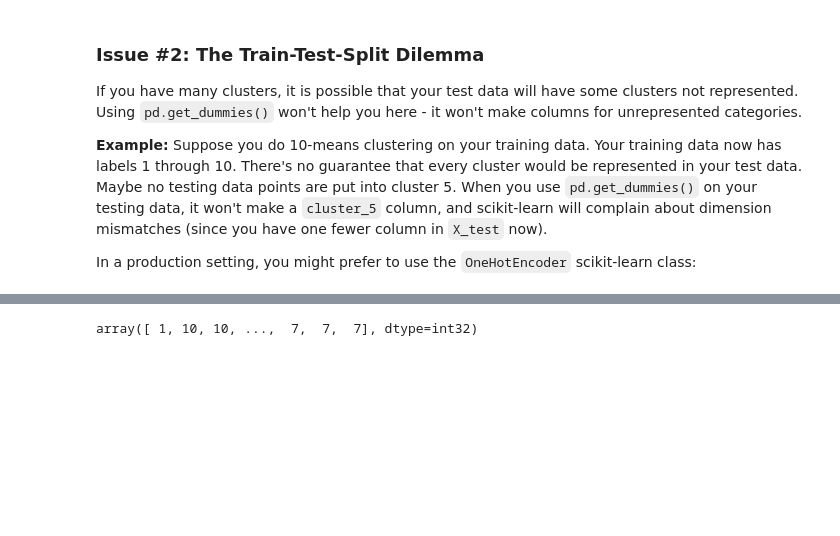
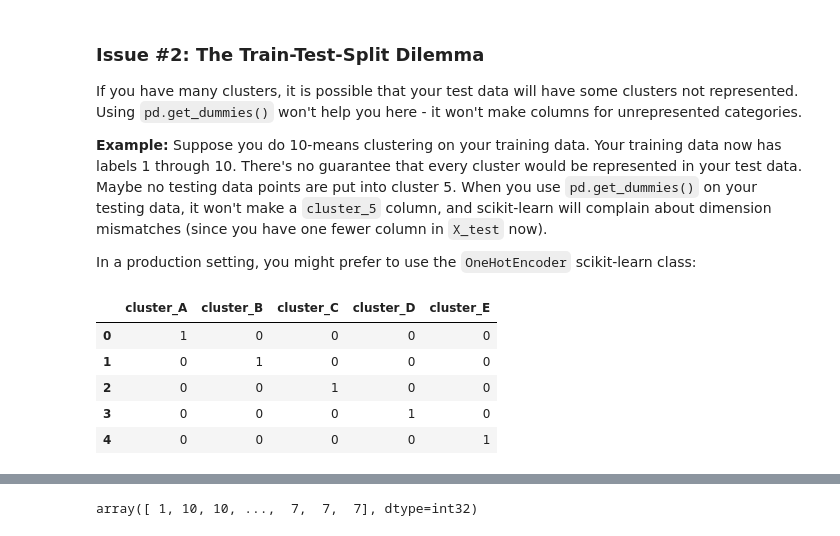
Before and after one commit to ga-curriculum/lesson-transfer-learning, a Jupyter notebook: solutions/transfer-learning-solution-code.ipynb, the cells around one changed output, grey strips where cells are left out. Cells and saved outputs as stored; diff of their text form; code cells hidden in the pictures; blank space fills up the shorter version.

```diff
--- a/solutions/transfer-learning-solution-code.ipynb
+++ b/solutions/transfer-learning-solution-code.ipynb
@@ -286,3 +293,15 @@ If you have many clusters, it is possible that your test data will have some clu
 Suppose you do 10-means clustering on your training data. Your training data now has labels 1 through 10. There's no guarantee that every cluster would be represented in your test data. Maybe no testing data points are put into cluster 5. When you use `pd.get_dummies()` on your testing data, it won't make a `cluster_5` column, and scikit-learn will complain about dimension mismatches (since you have one fewer column in `X_test` now).
 
 In a production setting, you might prefer to use the `OneHotEncoder` scikit-learn class:
+# %%
+D_train = pd.DataFrame({"cluster": ['A', 'B', 'C', 'D', 'E']})
+D_test = pd.DataFrame({"cluster": ['A', 'B', 'C', 'E']})
+# %%
+pd.get_dummies(columns=["cluster"], data=D_train)
+# %% [output]
+|  | cluster_A | cluster_B | cluster_C | cluster_D | cluster_E |
+| 0 | 1 | 0 | 0 | 0 | 0 |
+| 1 | 0 | 1 | 0 | 0 | 0 |
+| 2 | 0 | 0 | 1 | 0 | 0 |
+| 3 | 0 | 0 | 0 | 1 | 0 |
+| 4 | 0 | 0 | 0 | 0 | 1 |
```
Also changed, not shown: parts of 10 cells of this notebook, 2 other files.
